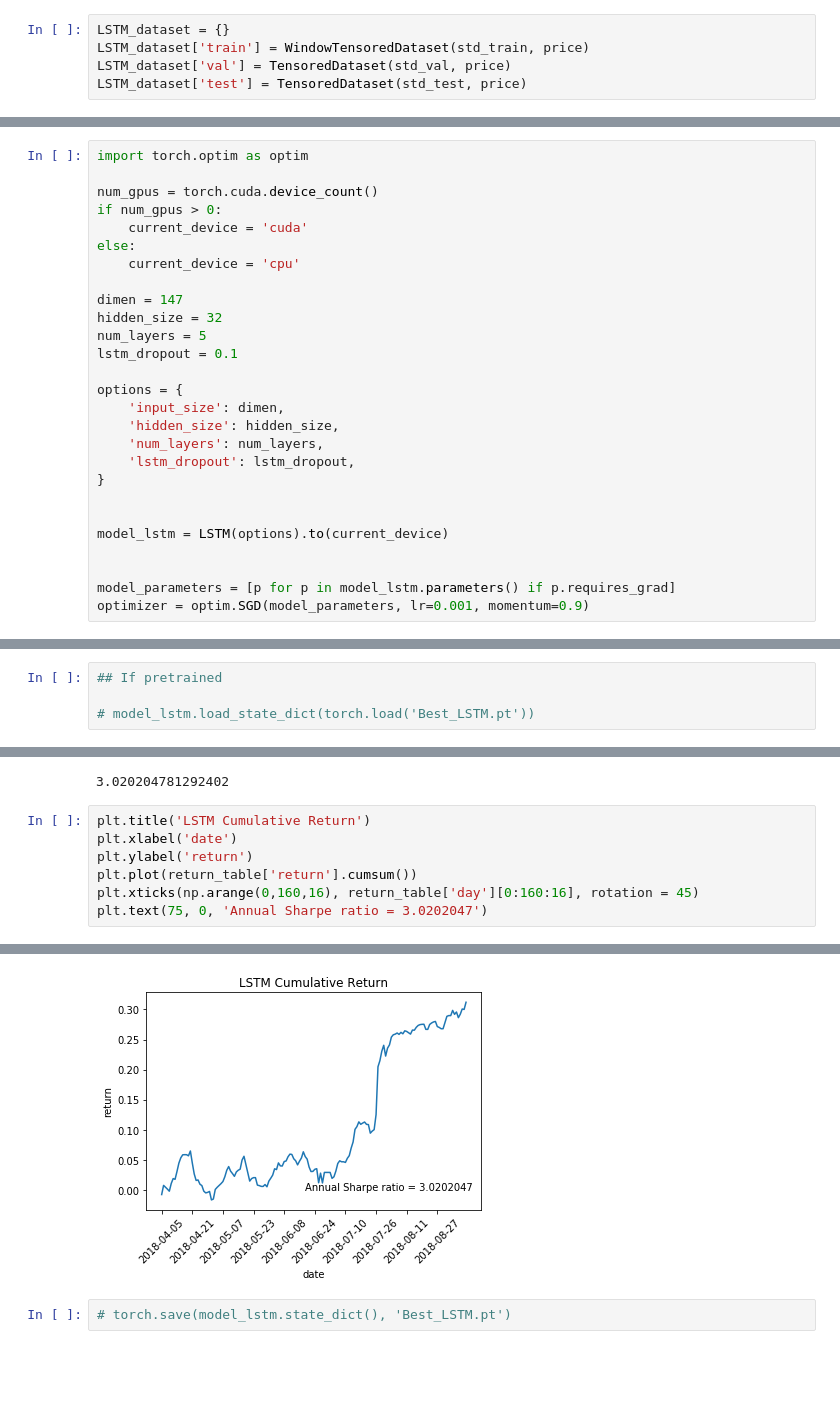
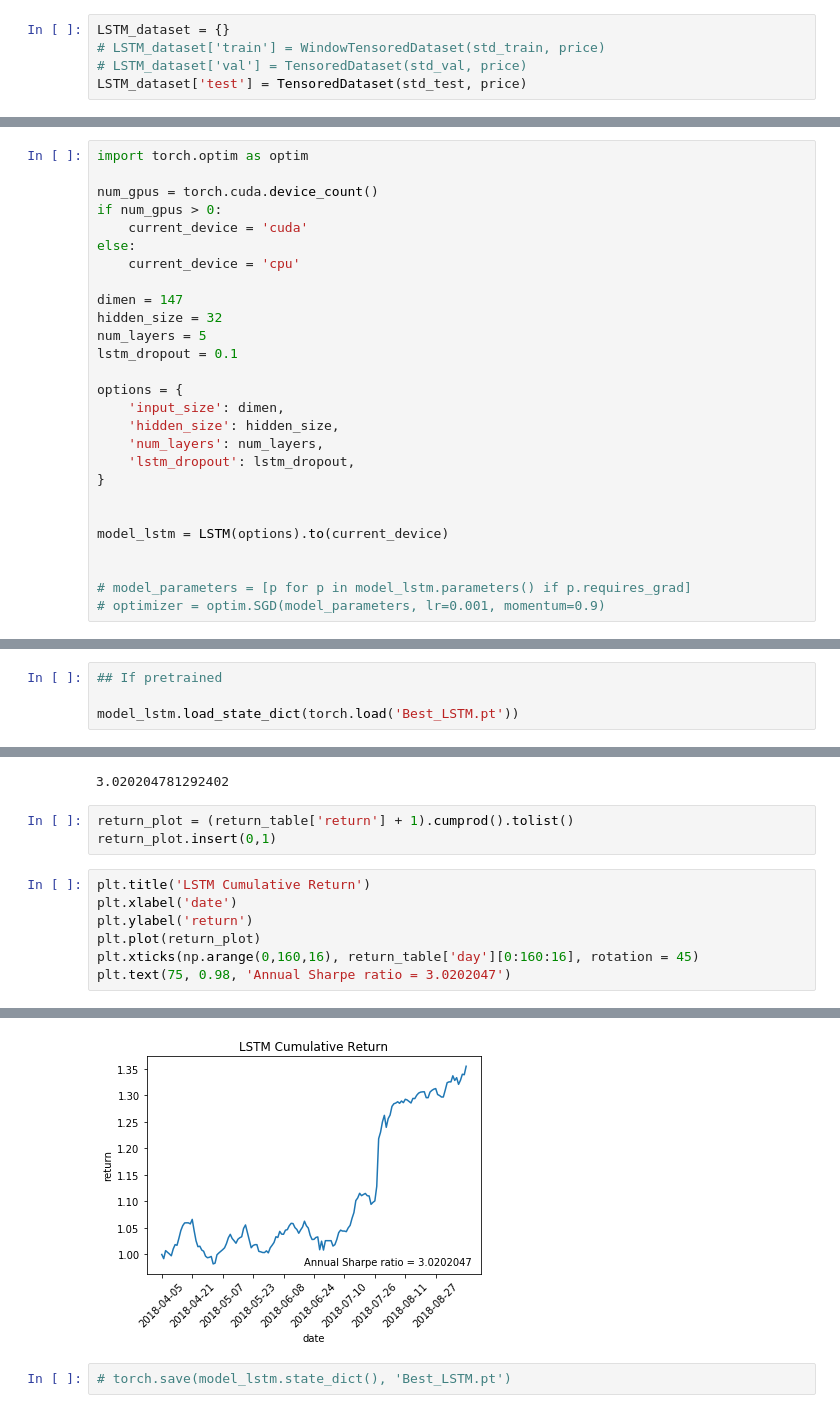
Before and after one commit to d1s0rder/Stock-Market-Prediction, a Jupyter notebook: LSTM_Window_penalized_loss.ipynb, the cells around one changed output, grey strips where cells are left out. Cells and saved outputs as stored; diff of their text form; blank space fills up the shorter version.

```diff
--- a/LSTM_Window_penalized_loss.ipynb
+++ b/LSTM_Window_penalized_loss.ipynb
@@ -136,8 +136,8 @@ class WindowTensoredDataset(Dataset):
         return (self.input_tensors[idx], self.target_tensors[idx])
 # %%
 LSTM_dataset = {}
-LSTM_dataset['train'] = WindowTensoredDataset(std_train, price)
-LSTM_dataset['val'] = TensoredDataset(std_val, price)
+# LSTM_dataset['train'] = WindowTensoredDataset(std_train, price)
+# LSTM_dataset['val'] = TensoredDataset(std_val, price)
 LSTM_dataset['test'] = TensoredDataset(std_test, price)
 # %%
 data_loaders = {}
@@ -210,8 +210,8 @@ options = {
 model_lstm = LSTM(options).to(current_device)
 
 
-model_parameters = [p for p in model_lstm.parameters() if p.requires_grad]
-optimizer = optim.SGD(model_parameters, lr=0.001, momentum=0.9)
+# model_parameters = [p for p in model_lstm.parameters() if p.requires_grad]
+# optimizer = optim.SGD(model_parameters, lr=0.001, momentum=0.9)
 # %%
 model_lstm
 # %% [output]
@@ -341,7 +341,7 @@ Text(0.5, 0, 'Epoch')
 # %%
 ## If pretrained
 
-# model_lstm.load_state_dict(torch.load('Best_LSTM.pt'))
+model_lstm.load_state_dict(torch.load('Best_LSTM.pt'))
 # %% [output]
 <All keys matched successfully>
 # %%
@@ -404,11 +404,14 @@ sharpe = return_table['return'].mean() / return_table['return'].std() * np.sqrt(
 print(sharpe)
 # %% [output]
 3.020204781292402
+# %%
+return_plot = (return_table['return'] + 1).cumprod().tolist()
+return_plot.insert(0,1)
 # %%
 plt.title('LSTM Cumulative Return')
 plt.xlabel('date')
 plt.ylabel('return')
-plt.plot(return_table['return'].cumsum())
+plt.plot(return_plot)
 plt.xticks(np.arange(0,160,16), return_table['day'][0:160:16], rotation = 45)
-plt.text(75, 0, 'Annual Sharpe ratio = 3.0202047')
+plt.text(75, 0.98, 'Annual Sharpe ratio = 3.0202047')
 # %% [output]
@@ -416,3 +419,3 @@ Text(75, 0, 'Annual Sharpe ratio = 3.0202047')
-[figure, old version]
+[figure, new version]
 # %%
 # torch.save(model_lstm.state_dict(), 'Best_LSTM.pt')
```
Also changed, not shown: parts of 1 cell of this notebook.
